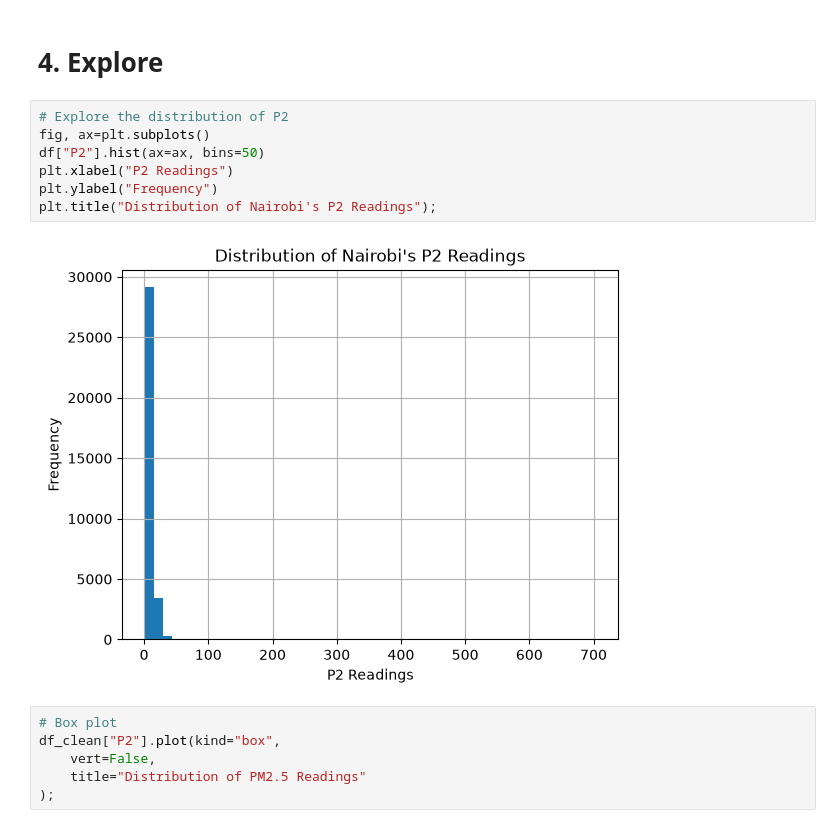
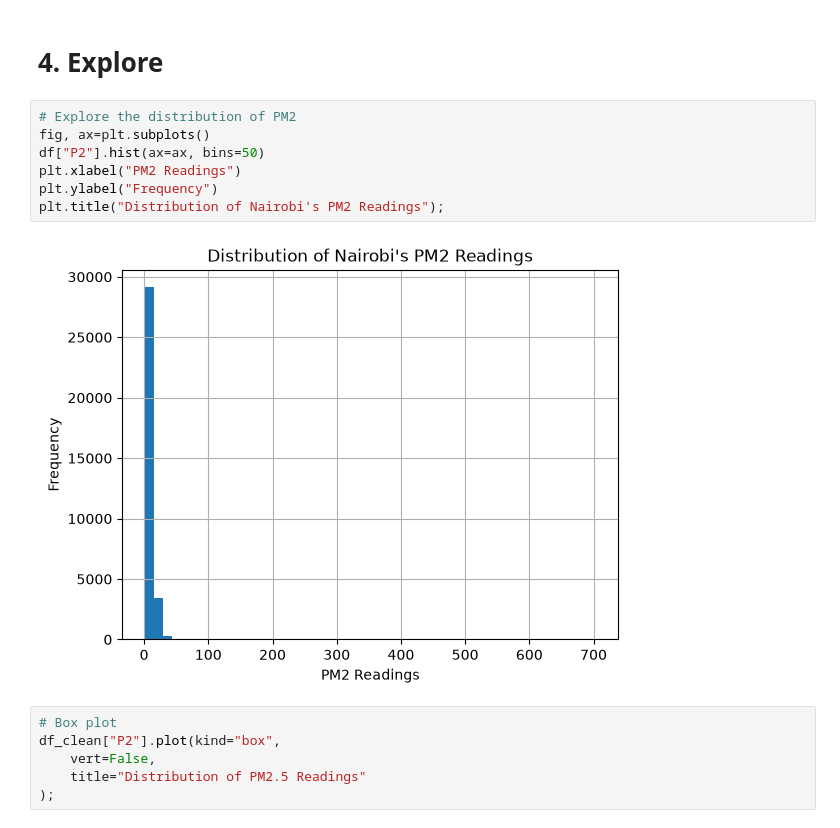
Before and after one commit to NedRaph/Time-Series_Modelling-Air_Quality_in_Nairobi-, a Jupyter notebook: notebooks/linear_model.ipynb, the cells around one changed output. Cells and saved outputs as stored; diff of their text form.

```diff
--- a/notebooks/linear_model.ipynb
+++ b/notebooks/linear_model.ipynb
@@ -67,14 +66,14 @@ df_clean.to_csv('clean_nairobi_p2_readings.csv')
 # %% [markdown]
 # 4. Explore
 # %%
-# Explore the distribution of P2
+# Explore the distribution of PM2
 fig, ax=plt.subplots()
 df["P2"].hist(ax=ax, bins=50)
-plt.xlabel("P2 Readings")
+plt.xlabel("PM2 Readings")
 plt.ylabel("Frequency")
-plt.title("Distribution of Nairobi's P2 Readings");
+plt.title("Distribution of Nairobi's PM2 Readings");
 # %% [output]
-[figure, old version]
+[figure, new version]
 # %%
 # Box plot
 df_clean["P2"].plot(kind="box",
```
Also changed, not shown: parts of 9 cells of this notebook, 8 other files.
